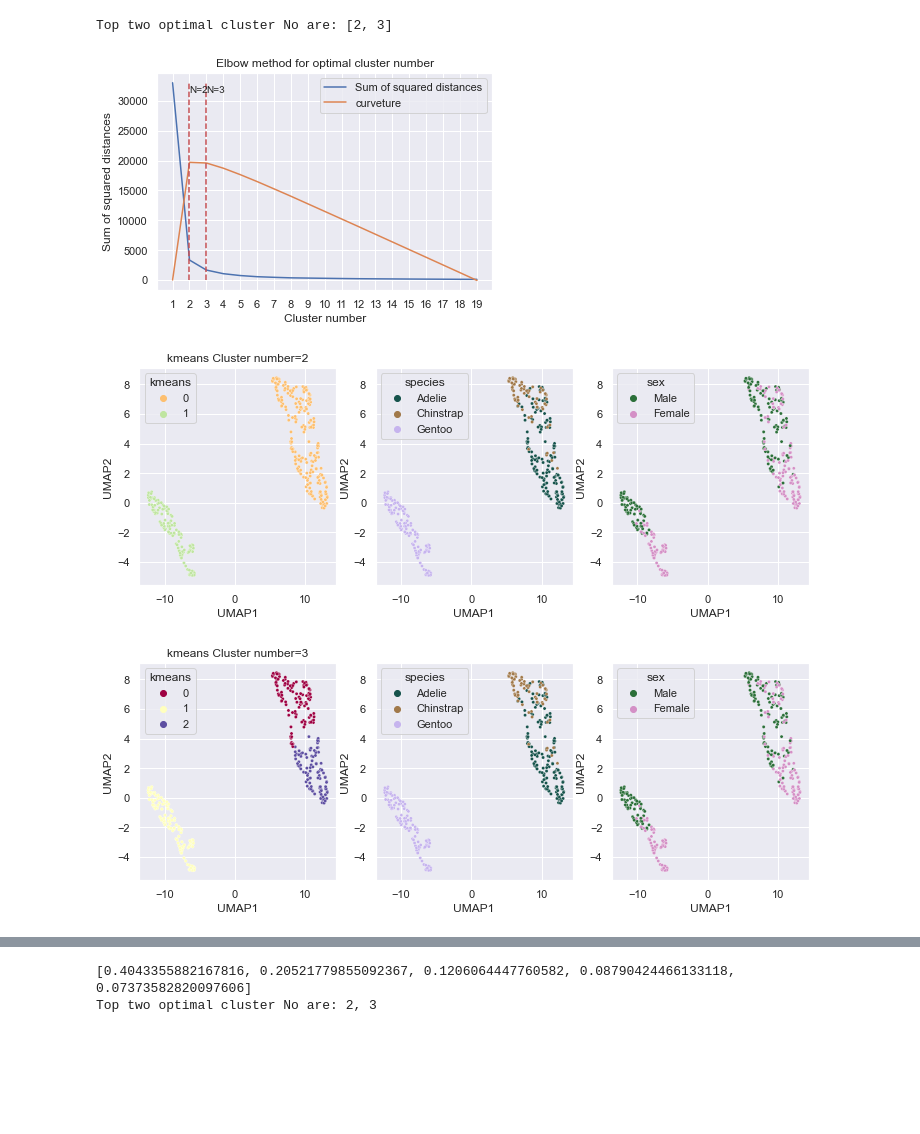
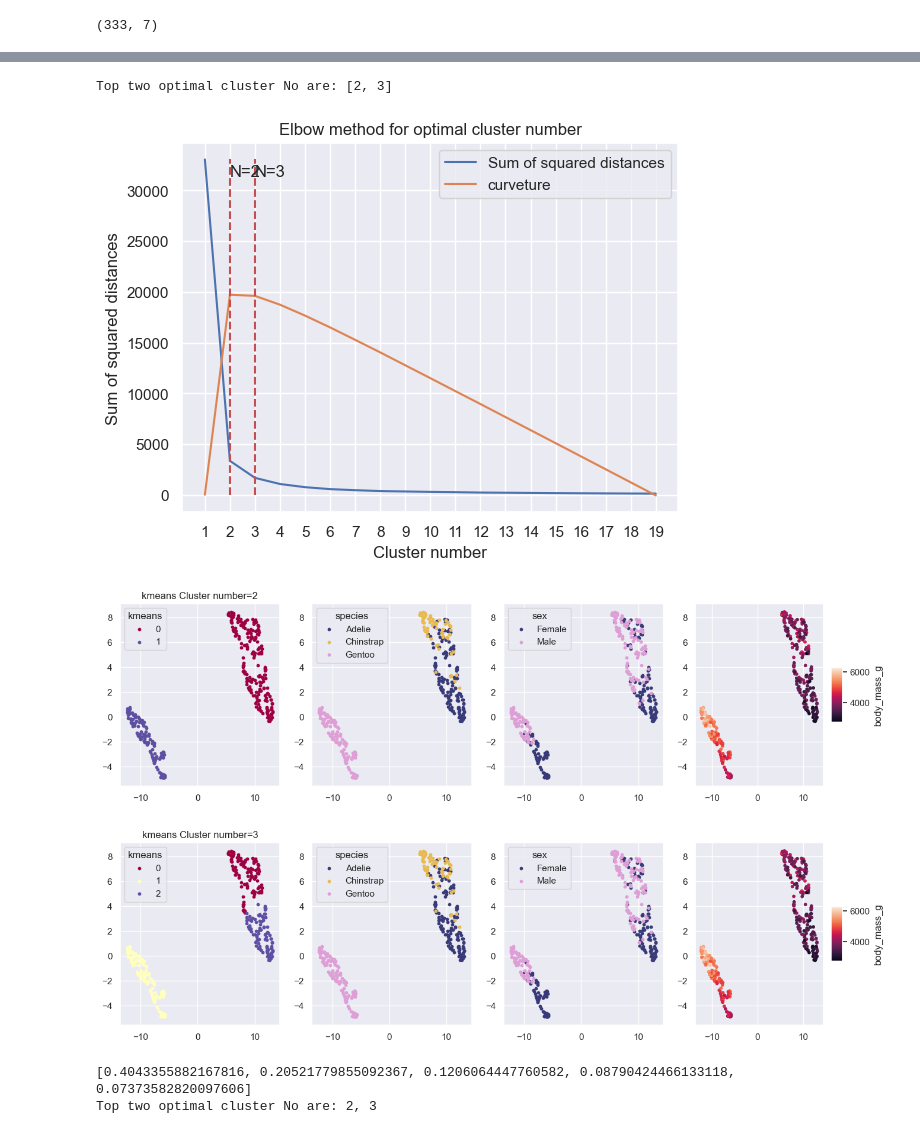
Before and after one commit to koonimaru/omniplot, a Jupyter notebook: ipynb/clusteringplot.ipynb, the cells around one changed output, grey strips where cells are left out. Drawn from its saved outputs; the diff is of its cells as text; code cells hidden in the pictures; blank space fills up the shorter version.

```diff
--- a/ipynb/clusteringplot.ipynb
+++ b/ipynb/clusteringplot.ipynb
@@ -4,11 +4,10 @@ from omniplot import plot as op
 # %%
 df=sns.load_dataset("penguins")
 df=df.dropna(axis=0)
-features=["species","sex","bill_length_mm","bill_depth_mm","flipper_length_mm","body_mass_g"]
-df=df[features]
-dfnew=op.clusterplot(df,category=["species","sex"],method="kmeans",n_clusters="auto")
+df.shape
 # %% [output]
-Top two optimal cluster No are: [2, 3]
+(333, 7)
-[figure, removed]
-[figure, removed]
-[figure, removed]
+# %%
+features=["bill_length_mm","bill_depth_mm","flipper_length_mm","body_mass_g"]
+dfnew=op.clusterplot(df,variables=features,category=["species","sex", "body_mass_g"],method="kmeans",n_clusters="auto")
+# %% [output]
@@ -15,3 +19,7 @@ Top two optimal cluster No are: [2, 3]
+Top two optimal cluster No are: [2, 3]
+[figure, added]
+[figure, added]
+[figure, added]
 # %%
 df=sns.load_dataset("penguins")
 df=df.dropna(axis=0)
```
Also changed, not shown: parts of 1 cell of this notebook, 5 other files.
